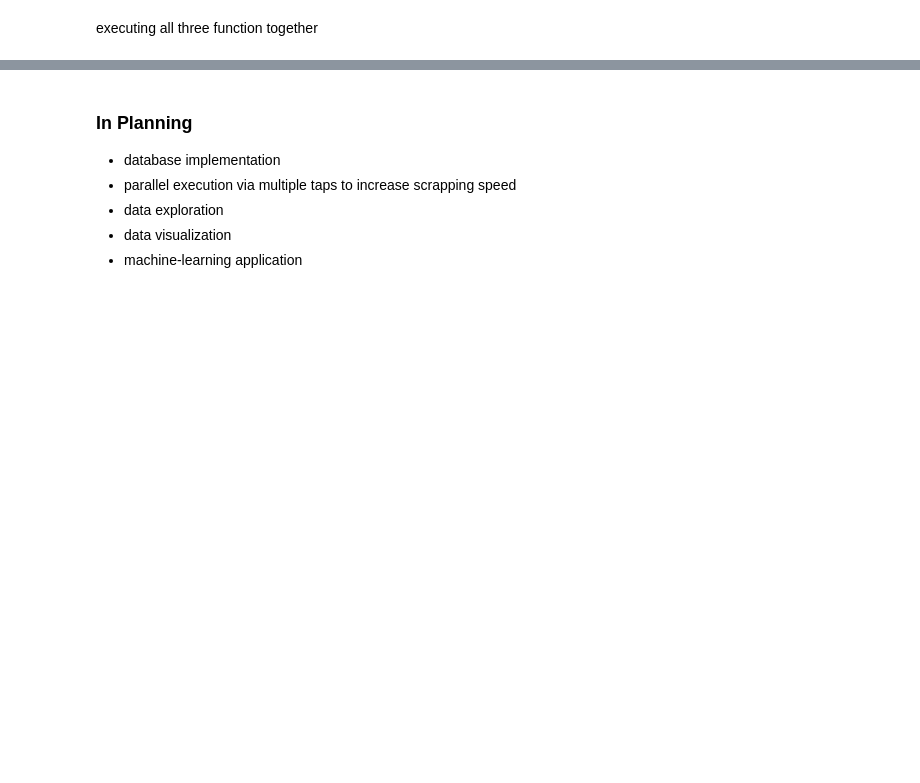
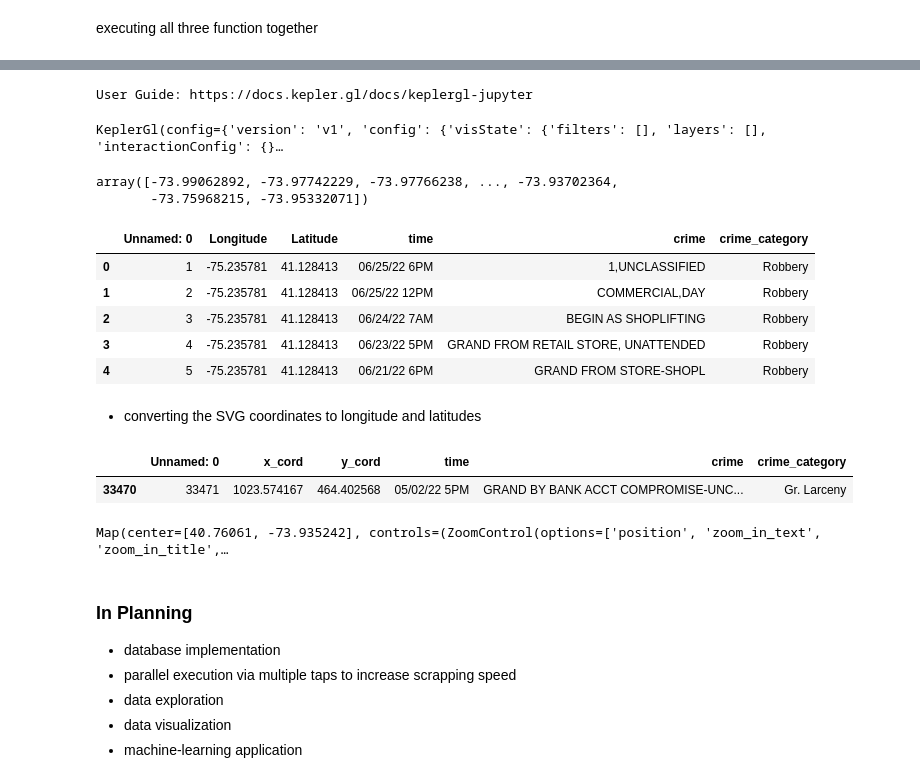
Before and after one commit to LinusKaiser/NYPD-Crime-Statistics, a Jupyter notebook: JavaScript Implementation.ipynb, the cells around one changed output, grey strips where cells are left out. Cells and saved outputs as stored; diff of their text form; code cells hidden in the pictures; blank space fills up the shorter version.

```diff
--- a/JavaScript Implementation.ipynb
+++ b/JavaScript Implementation.ipynb
@@ -386,0 +445,2 @@ data_frame.to_csv('scraped-data/total_week_to_date_2022.csv')
+# %%
+test_data_frame = data_frame
@@ -386,0 +453,7 @@ data_frame.to_csv('scraped-data/total_week_to_date_2022.csv')
+# %%
+test_data_frame = test_data_frame.rename(columns={"x_cord":"Longitude","y_cord":"Latitude"})
+# %%
+test_data_frame["Latitude"] = test_data_frame["Latitude"].apply(lambda y: -0.001040301*float(y)+41.17080609)
+test_data_frame["Longitude"] = test_data_frame["Longitude"].apply(lambda x: 0.001373969*float(x)-75.13412029)
+# %%
+test_data_frame["time"] = test_data_frame["time"].apply(lambda time: datetime.strptime(time, '%m/%d/%y %I%p'))
@@ -386,0 +519,21 @@ data_frame.to_csv('scraped-data/total_week_to_date_2022.csv')
+# %%
+from keplergl import KeplerGl
+map_2 = KeplerGl(height=800,config=custom_config)
+map_2
+# %% [output]
+User Guide: https://docs.kepler.gl/docs/keplergl-jupyter
+KeplerGl(config={'version': 'v1', 'config': {'visState': {'filters': [], 'layers': [], 'interactionConfig': {}…
+# %%
+test_data_frame.Longitude.unique()
+# %% [output]
+array([-73.99062892, -73.97742229, -73.97766238, ..., -73.93702364,
+       -73.75968215, -73.95332071])
+# %%
+test_data_frame.head()
+# %% [output]
+|  | Unnamed: 0 | Longitude | Latitude | time | crime | crime_category |
+| 0 | 1 | -75.235781 | 41.128413 | 06/25/22 6PM | 1,UNCLASSIFIED | Robbery |
+| 1 | 2 | -75.235781 | 41.128413 | 06/25/22 12PM | COMMERCIAL,DAY | Robbery |
+| 2 | 3 | -75.235781 | 41.128413 | 06/24/22 7AM | BEGIN AS SHOPLIFTING | Robbery |
+| 3 | 4 | -75.235781 | 41.128413 | 06/23/22 5PM | GRAND FROM RETAIL STORE, UNATTENDED | Robbery |
+| 4 | 5 | -75.235781 | 41.128413 | 06/21/22 6PM | GRAND FROM STORE-SHOPL | Robbery |
@@ -386,0 +542,2 @@ data_frame.to_csv('scraped-data/total_week_to_date_2022.csv')
+# %% [markdown]
+- converting the SVG coordinates to longitude and latitudes
@@ -387,3 +546,36 @@ data_frame.to_csv('scraped-data/total_week_to_date_2022.csv')
+# %%
+data_frame[data_frame["Unnamed: 0"]==33471]
+# %% [output]
+|  | Unnamed: 0 | x_cord | y_cord | time | crime | crime_category |
+| 33470 | 33471 | 1023.574167 | 464.402568 | 05/02/22 5PM | GRAND BY BANK ACCT COMPROMISE-UNC... | Gr. Larceny |
+# %%
+from ipyleaflet import Map, basemaps, basemap_to_tiles, Marker
+
+m = Map(
+    basemap=basemap_to_tiles(basemaps.OpenStreetMap.Mapnik),
+    center=(40.760610, -73.935242),
+    zoom=12
+    )
+
+def pointOnMap(SVGtoLL):
+    coords = SVGtoLL
+
+    longi_num =  SVGtoLL[0][0]
+    longi_denum = SVGtoLL[0][1]
+
+    lati_num = SVGtoLL[1][0]
+    lati_denum = SVGtoLL[1][1]
+
+    global m
+    m.add_layer(Marker(location = (40.751016,-73.935242)))
+
+
+#for i in range(len(test_data_frame)):
+#    m.add_layer(Marker(location = (test_data_frame["y_cord"][i], test_data_frame["x_cord"][i]), name = "LL", color = "red"))
+#pointOnMap(SVGtoLL(140.1489072337863,358.6947293562116))
+m
+# %% [output]
+Map(center=[40.76061, -73.935242], controls=(ZoomControl(options=['position', 'zoom_in_text', 'zoom_in_title',…
 # %% [markdown]
 ### In Planning
 
```
Also changed, not shown: parts of 22 cells of this notebook, 11 other files.
